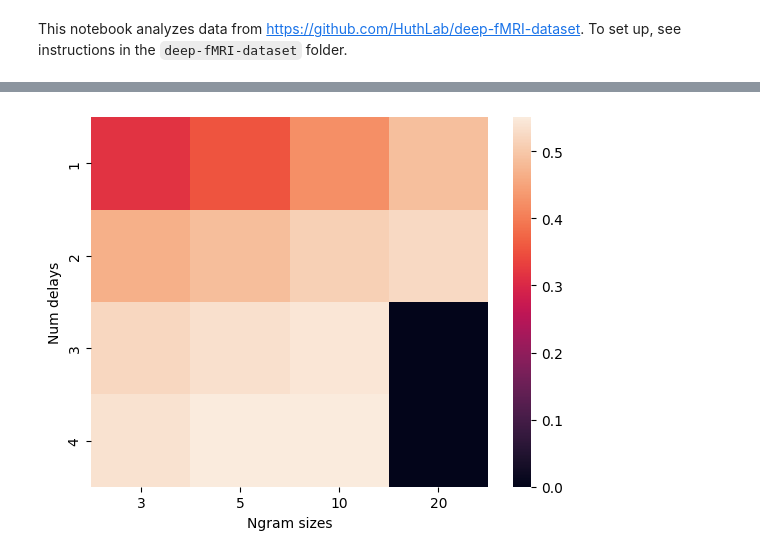
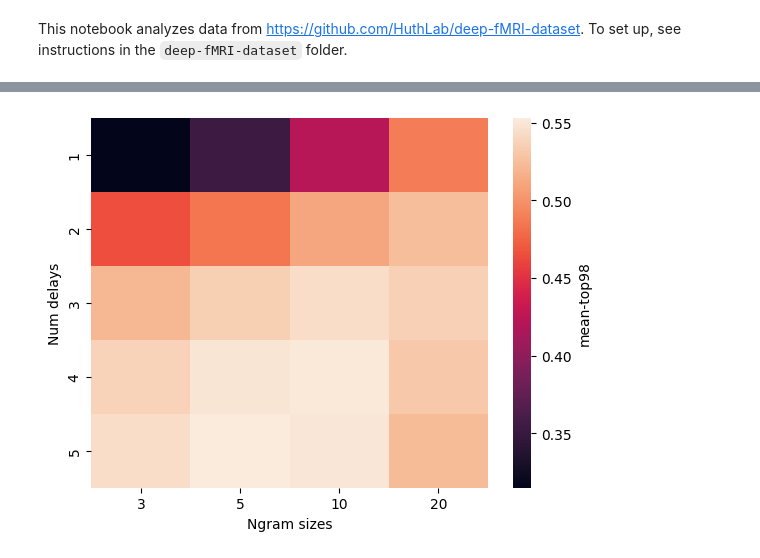
Before and after one commit to microsoft/augmented-interpretable-models, a Jupyter notebook: experimental/fmri/notebooks/01_encoding.ipynb, the cells around one changed output, grey strips where cells are left out. Saved outputs shown, nothing was run; the diff lists cells and outputs as text; code cells hidden in the pictures.

Commit message:
run bert decoding

```diff
--- a/experimental/fmri/notebooks/01_encoding.ipynb
+++ b/experimental/fmri/notebooks/01_encoding.ipynb
@@ -25,0 +3,26 @@ import datasets
+# %%
+import feature_spaces
+import encoding_utils
+import dvu
+from transformers import pipeline
+from transformers.pipelines.pt_utils import KeyDataset
+import seaborn as sns
+import os
+import pandas as pd
+from collections import defaultdict
+from sklearn.feature_extraction.text import CountVectorizer
+from sklearn.linear_model import RidgeCV, LogisticRegressionCV
+import sys
+from typing import List
+from matplotlib import pyplot as plt
+from os.path import join
+import numpy as np
+import datasets
+%load_ext autoreload
+%autoreload 2
+sys.path.append('..')
+from feature_spaces import *
+from feature_spaces import em_data_dir, data_dir, results_dir
+# from fit_linear_models import get_dsets
+# from ridge_utils.SemanticModel import SemanticModel
+dvu.set_style()
@@ -68,0 +79,3 @@ mets.style.background_gradient(axis='index')
+# %%
+keys_compare = ['eng1000__ndel=4', 'glove__ndel=4', 'bert-10__ndel=4']
+mets.set_index('model').loc[keys_compare]
@@ -69,16 +88,17 @@ mets.style.background_gradient(axis='index')
 # %%
-ndels = [1, 2, 3, 4]
+met = 'mean-top98'
+ndels = [1, 2, 3, 4, 5]
 ngram_sizes = [3, 5, 10, 20]
 vals = np.zeros((len(ndels), len(ngram_sizes)))
 for i, ndel in enumerate(ndels):
     for j, ngram_size in enumerate(ngram_sizes):
         s = f'bert-{ngram_size}__ndel={ndel}'
         if s in mets.model.values:
-            vals[i, j] = mets[mets.model == s]['mean-top98'].values
+            vals[i, j] = mets[mets.model == s][met].values
 # %%
-sns.heatmap(vals, xticklabels=ngram_sizes, yticklabels=ndels)
+sns.heatmap(vals, xticklabels=ngram_sizes, yticklabels=ndels, cbar_kws={'label': met})
 plt.xlabel('Ngram sizes')
 plt.ylabel('Num delays')
 plt.show()
 # %% [output]
-[figure, old version]
+[figure, new version]
```
Also changed, not shown: parts of 8 cells of this notebook, 4 other files.
